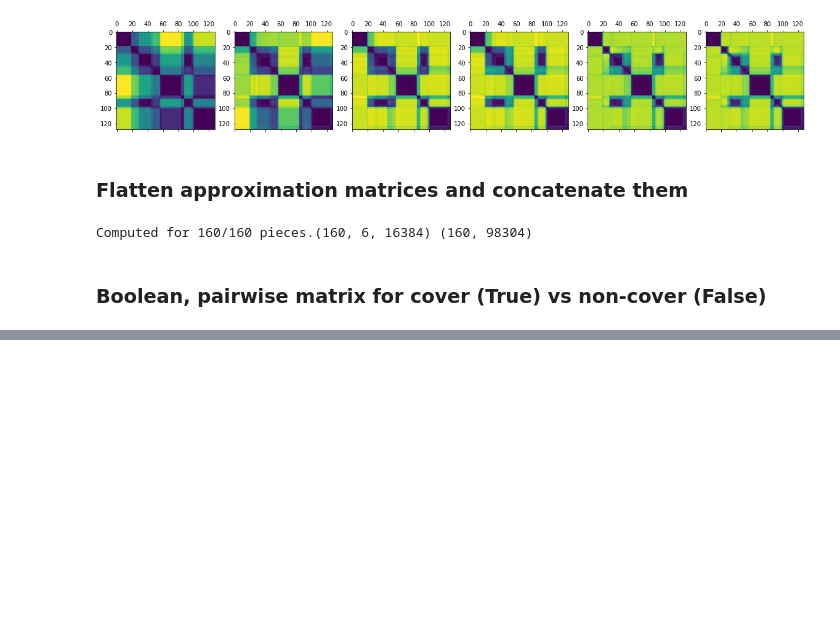
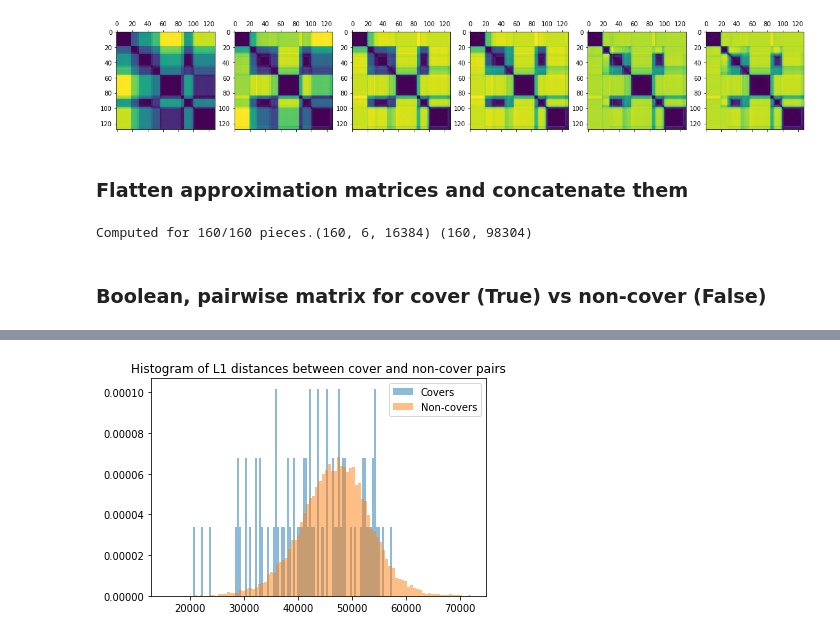
Before and after one commit to chrispla/structure_representation, a Jupyter notebook: structure_comparison/covers80/comparison.ipynb, the cells around one changed output, grey strips where cells are left out. Cells and saved outputs as stored; diff of their text form; code cells hidden in the pictures; blank space fills up the shorter version.

```diff
--- a/structure_comparison/covers80/comparison.ipynb
+++ b/structure_comparison/covers80/comparison.ipynb
@@ -181,17 +196,19 @@ plt.show()
 # %%
 L1_distances_covers = []
 L1_distances_noncovers = []
 for i in range(all_flat.shape[0]):
     for j in range(all_flat.shape[0]):
         if covers[i][j]:
             if (L1_distances[i][j] != 0):
                 L1_distances_covers.append(L1_distances[i][j])
         else:
             L1_distances_noncovers.append(L1_distances[i][j])
 
 plt.figure()
-plt.hist(L1_distances_covers, bins=200, alpha=0.5, label='Covers', density=1)
-plt.hist(L1_distances_noncovers, bins=200, alpha=0.5, label='Non-covers', density=1)
+plt.hist(L1_distances_covers, bins=100, alpha=0.5, label='Covers', density=1)
+plt.hist(L1_distances_noncovers, bins=100, alpha=0.5, label='Non-covers', density=1)
 plt.title("Histogram of L1 distances between cover and non-cover pairs")
 plt.legend(loc='upper right')
 plt.show()
+# %% [output]
+[figure, added]
```
Also changed, not shown: parts of 18 cells of this notebook.
